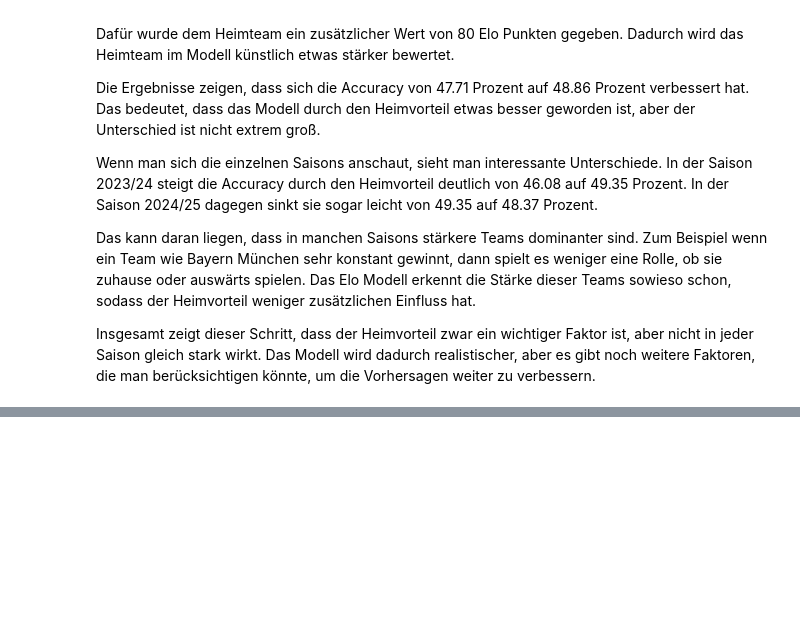
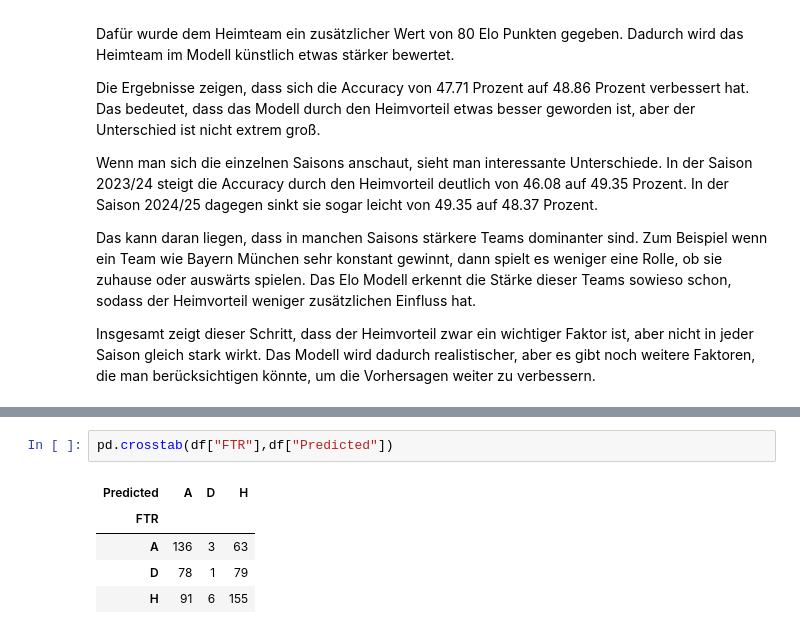
Before and after one commit to Berkedmy/Final_Projekt, a Jupyter notebook: notebooks/01_data_check.ipynb, the cells around one changed output, grey strips where cells are left out. Drawn from its saved outputs; the diff is of its cells as text; blank space fills up the shorter version.

```diff
--- a/notebooks/01_data_check.ipynb
+++ b/notebooks/01_data_check.ipynb
@@ -1218,0 +1247,8 @@ Insgesamt zeigt dieser Schritt, dass der Heimvorteil zwar ein wichtiger Faktor i
+# %%
+pd.crosstab(df["FTR"],df["Predicted"])
+# %% [output]
+| Predicted | A | D | H |
+| FTR |  |  |  |
+| A | 136 | 3 | 63 |
+| D | 78 | 1 | 79 |
+| H | 91 | 6 | 155 |
```
Also changed, not shown: parts of 19 cells of this notebook.
